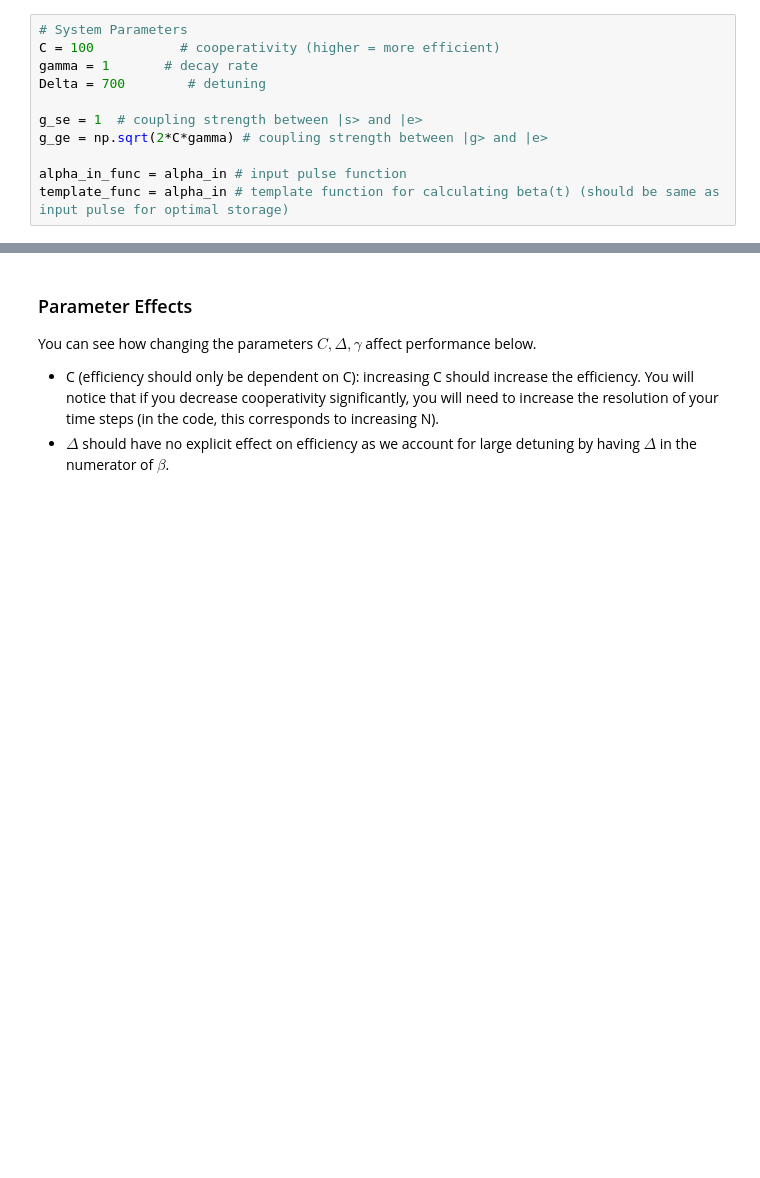
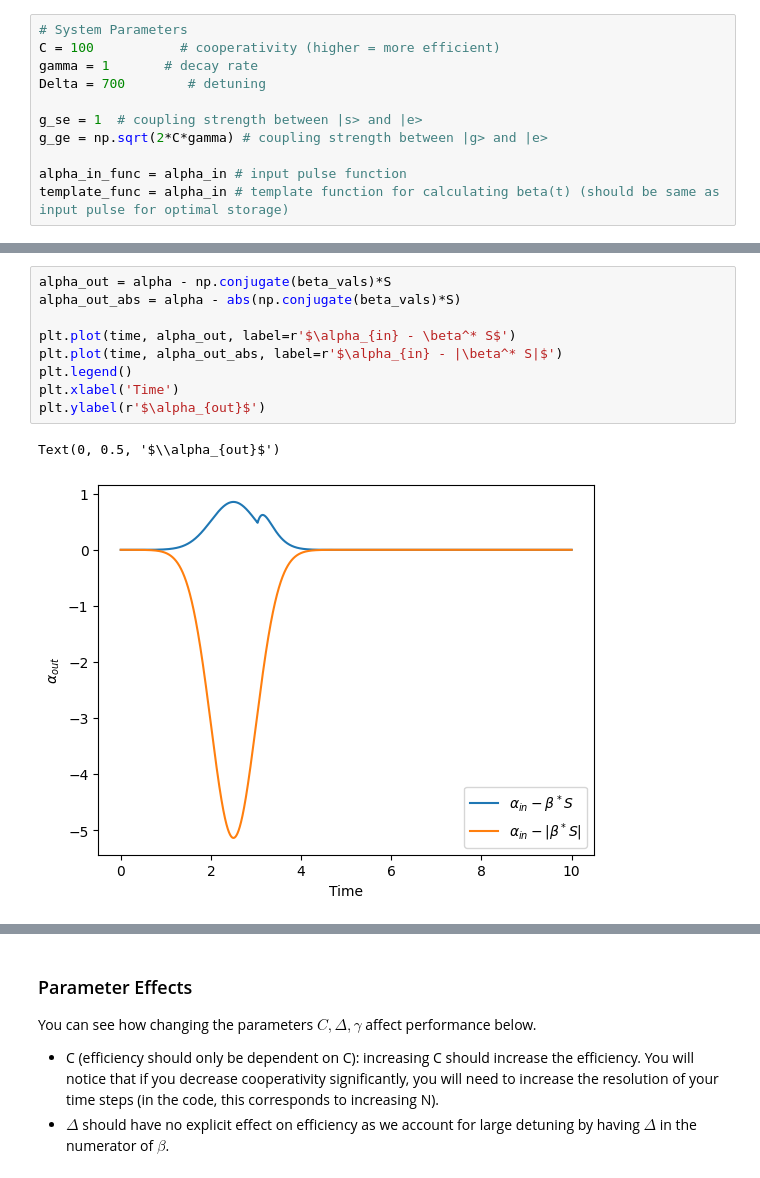
Before and after one commit to brianac687/rbq, a Jupyter notebook: 3LS/three_level_freespace_notebook.ipynb, the cells around one changed output, grey strips where cells are left out. Saved outputs shown, nothing was run; the diff lists cells and outputs as text; blank space fills up the shorter version.

```diff
--- a/3LS/three_level_freespace_notebook.ipynb
+++ b/3LS/three_level_freespace_notebook.ipynb
@@ -100,0 +101,12 @@ print(abs(prob_s[-1]))
+# %%
+alpha_out = alpha - np.conjugate(beta_vals)*S
+alpha_out_abs = alpha - abs(np.conjugate(beta_vals)*S)
+
+plt.plot(time, alpha_out, label=r'$\alpha_{in} - \beta^* S$')
+plt.plot(time, alpha_out_abs, label=r'$\alpha_{in} - |\beta^* S|$')
+plt.legend()
+plt.xlabel('Time')
+plt.ylabel(r'$\alpha_{out}$')
+# %% [output]
+Text(0, 0.5, '$\\alpha_{out}$')
+[figure, added]
```
Also changed, not shown: parts of 5 cells of this notebook, 4 other files.
